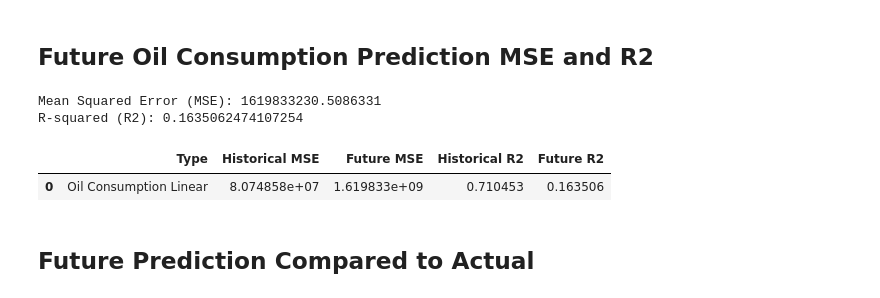
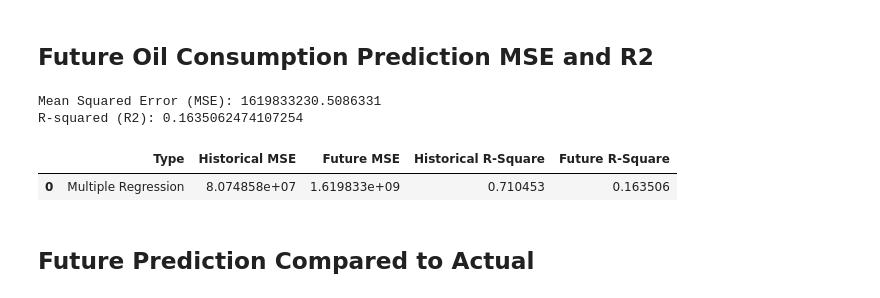
Before and after one commit to minerva-b/Final_Team_Project, a Jupyter notebook: Kmar/Oil_Consumption_Regres_ML.ipynb, the cells around one changed output. Drawn from its saved outputs; the diff is of its cells as text; code cells hidden in the pictures.

```diff
--- a/Kmar/Oil_Consumption_Regres_ML.ipynb
+++ b/Kmar/Oil_Consumption_Regres_ML.ipynb
@@ -241,12 +247,13 @@ print(f"R-squared (R2): {future_r2}")
 Mean Squared Error (MSE): 1619833230.5086331
 R-squared (R2): 0.1635062474107254
 # %%
-# Create df for historical and future mse and r2
-data = [["Oil Consumption Linear", hist_mse, future_mse, hist_r2, future_r2]]
+# Create Data Frame for historical and future MSE and R-Square
 
-mse_r2_df = pd.DataFrame(data, columns = ["Type", "Historical MSE", "Future MSE", "Historical R2", "Future R2"])
+data = [["Multiple Regression", hist_mse, future_mse, hist_r2, future_r2]]
+
+mse_r2_df = pd.DataFrame(data, columns = ["Type", "Historical MSE", "Future MSE", "Historical R-Square", "Future R-Square"])
 
 mse_r2_df
 # %% [output]
-|  | Type | Historical MSE | Future MSE | Historical R2 | Future R2 |
-| 0 | Oil Consumption Linear | 8.074858e+07 | 1.619833e+09 | 0.710453 | 0.163506 |
+|  | Type | Historical MSE | Future MSE | Historical R-Square | Future R-Square |
+| 0 | Multiple Regression | 8.074858e+07 | 1.619833e+09 | 0.710453 | 0.163506 |
```
Also changed, not shown: parts of 8 cells of this notebook, 3 other files.
